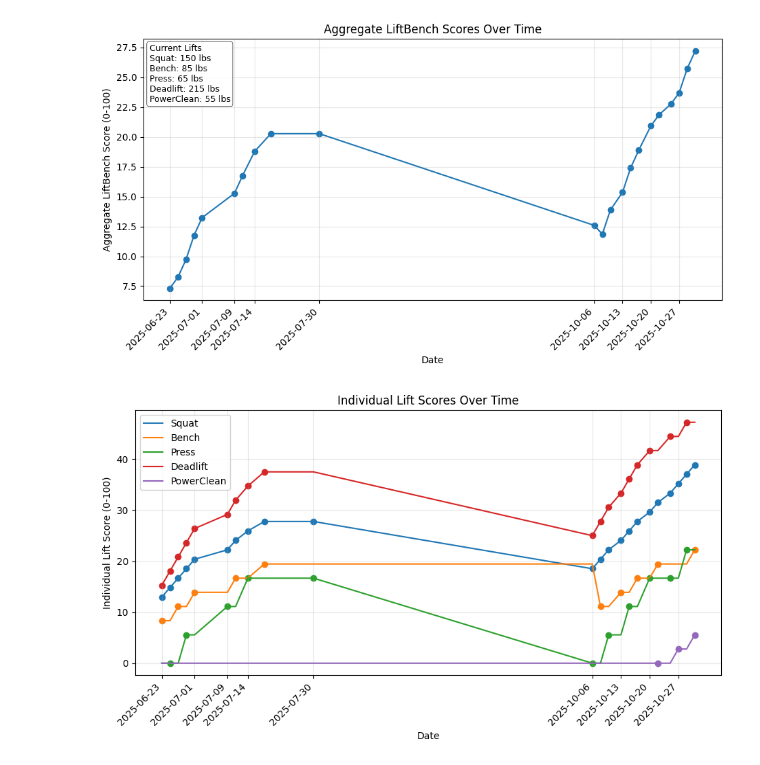
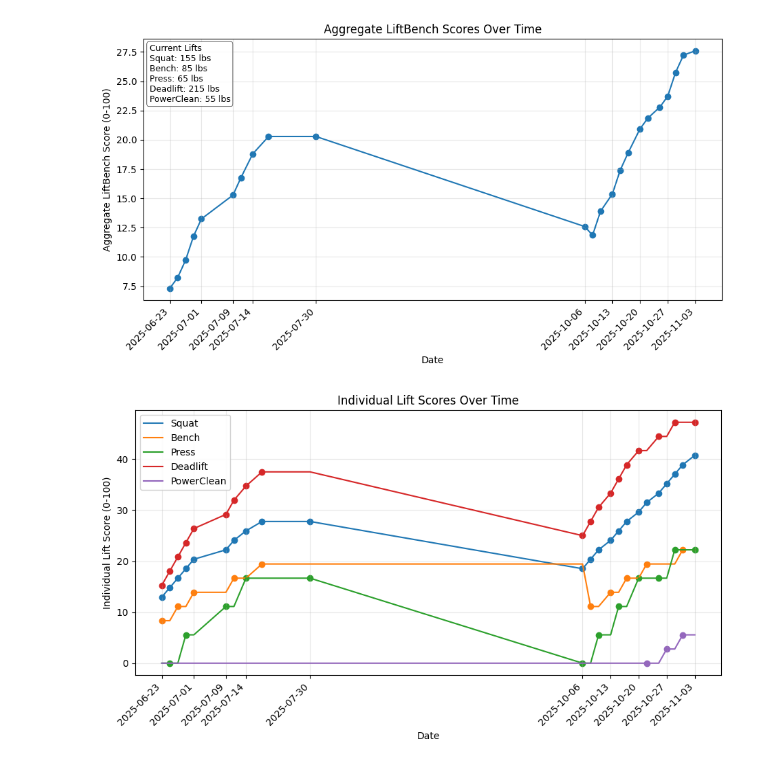
Before and after one commit to aidanvyas/human_evals, a Jupyter notebook: liftbench.ipynb, the cells around one changed output. Drawn from its saved outputs; the diff is of its cells as text; code cells hidden in the pictures.

Commit message:
Update liftbench with latest lift data
Added new lift entries and regenerated plots.

🤖 Generated with [Claude Code](https://claude.com/claude-code)

Co-Authored-By: Claude <noreply@anthropic.com>

```diff
--- a/liftbench.ipynb
+++ b/liftbench.ipynb
@@ -125,6 +125,11 @@ data = [
         "Bench": 85,
         "PowerClean": 55,
     }),
+    ("2025-11-03", {
+        "Squat": 155,
+        "Press": 65,
+        "Deadlift": 215,
+    }),
 ]
 
 # Turn data into a pandas DataFrame
@@ -215,32 +220,32 @@ for lift in lift_cols:
     )
     idx = df.index[performed[lift]]
     ax.scatter(
         idx,
         scores.loc[idx, lift],
     )
 
 # Add a title, labels, a grid, and a legend
 ax.set_title("Individual Lift Scores Over Time")
 ax.set_xlabel("Date")
 ax.set_ylabel("Individual Lift Score (0-100)")
 ax.grid(visible=True, alpha=0.3)
 ax.legend(loc="upper left", frameon=True, framealpha=0.9)
 
 # Group by weeks that START Monday (i.e., weeks END Sunday => "W-SUN")
 first_session_each_week = (
     scores.index.to_series()
     .groupby(scores.index.to_period("W-SUN"))
     .min()
     .sort_values()
 )
 
 # Use only those dates as x-ticks, rotate 45°
 ax.set_xticks(first_session_each_week.tolist())
 ax.xaxis.set_major_formatter(mdates.DateFormatter("%Y-%m-%d"))
 plt.setp(ax.get_xticklabels(), rotation=45, ha="right")
 
 # Save the figure
 plt.savefig("plots/individual_liftbench", dpi=1000)
 # %% [output]
-[figure, old version]
+[figure, new version]
-[figure, old version]
+[figure, new version]
```
Also changed, not shown: 2 other files.
